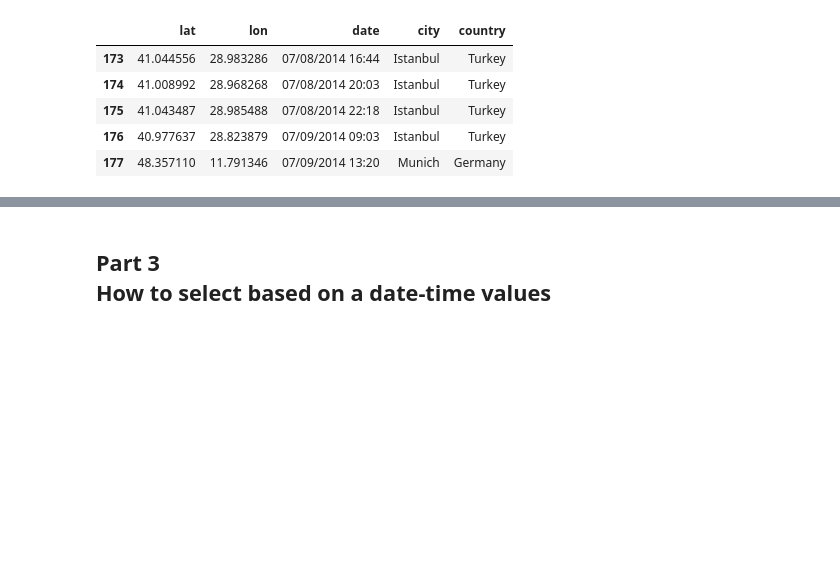
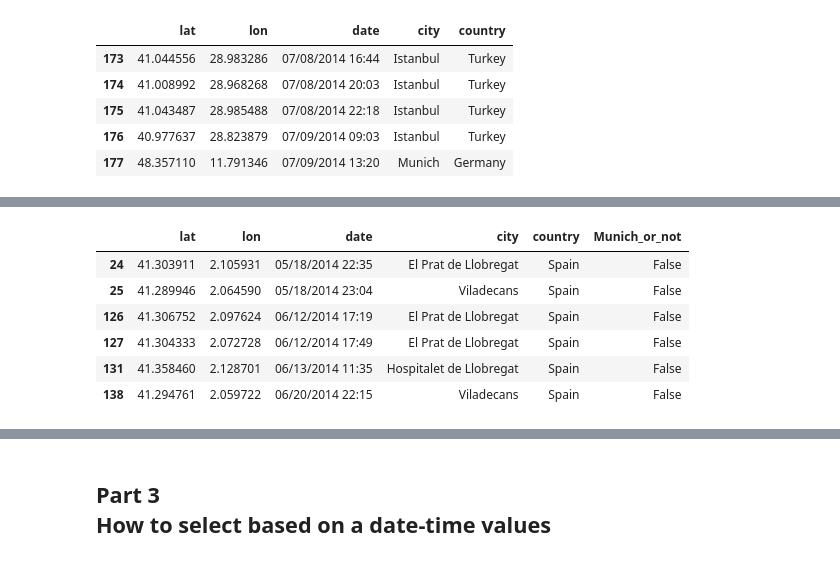
Before and after one commit to qszhao/PTUA2023, a Jupyter notebook: Lab05/Lab05_Pandas.ipynb, the cells around one changed output, grey strips where cells are left out. Drawn from its saved outputs; the diff is of its cells as text; code cells hidden in the pictures; blank space fills up the shorter version.

```diff
--- a/Lab05/Lab05_Pandas.ipynb
+++ b/Lab05/Lab05_Pandas.ipynb
@@ -46,7 +91,7 @@ To get a single "cell's" value out of a dataframe, pass a column name, then a ro
 ## Part 2 <br /> How to select rows by some value(s)
 # %%
 # load a reduced set of gps data
-df = pd.read_csv('data/summer-travel-gps-simplified.csv')
+df = pd.read_csv('C:/Users/Angle Lu/PTUA2023/Lab05/data/summer-travel-gps-simplified.csv')
 df.tail()
 # %% [output]
 |  | lat | lon | date | city | country |
@@ -57,3 +102,5 @@ df.tail()
 | 177 | 48.357110 | 11.791346 | 07/09/2014 13:20 | Munich | Germany |
 # %%
 # Q9: create a Series of true/false, indicating if each "city" row in the column is equal to "Munich"
+df['Munich_or_not'] = (df['city'] == 'Munich')
+#df.tail() #for checking
@@ -60,6 +114,16 @@ df.tail()
 # %%
 # pandas logical operators are: | for or, & for and, ~ for not
 # these must be grouped by using parentheses
 # Q10: what cities were visited in spain that were not barcelona? Create a dataframe for it.
+df10 = df[(df['country']=='Spain') &(df['city']!='Barcelona')]
+#df10 #for checking
+# %% [output]
+|  | lat | lon | date | city | country | Munich_or_not |
+| 24 | 41.303911 | 2.105931 | 05/18/2014 22:35 | El Prat de Llobregat | Spain | False |
+| 25 | 41.289946 | 2.064590 | 05/18/2014 23:04 | Viladecans | Spain | False |
+| 126 | 41.306752 | 2.097624 | 06/12/2014 17:19 | El Prat de Llobregat | Spain | False |
+| 127 | 41.304333 | 2.072728 | 06/12/2014 17:49 | El Prat de Llobregat | Spain | False |
+| 131 | 41.358460 | 2.128701 | 06/13/2014 11:35 | Hospitalet de Llobregat | Spain | False |
+| 138 | 41.294761 | 2.059722 | 06/20/2014 22:15 | Viladecans | Spain | False |
 # %%
 # Q11: select rows where either the city is munich, or the country is serbia
```
Also changed, not shown: parts of 22 cells of this notebook, 1 other file.
